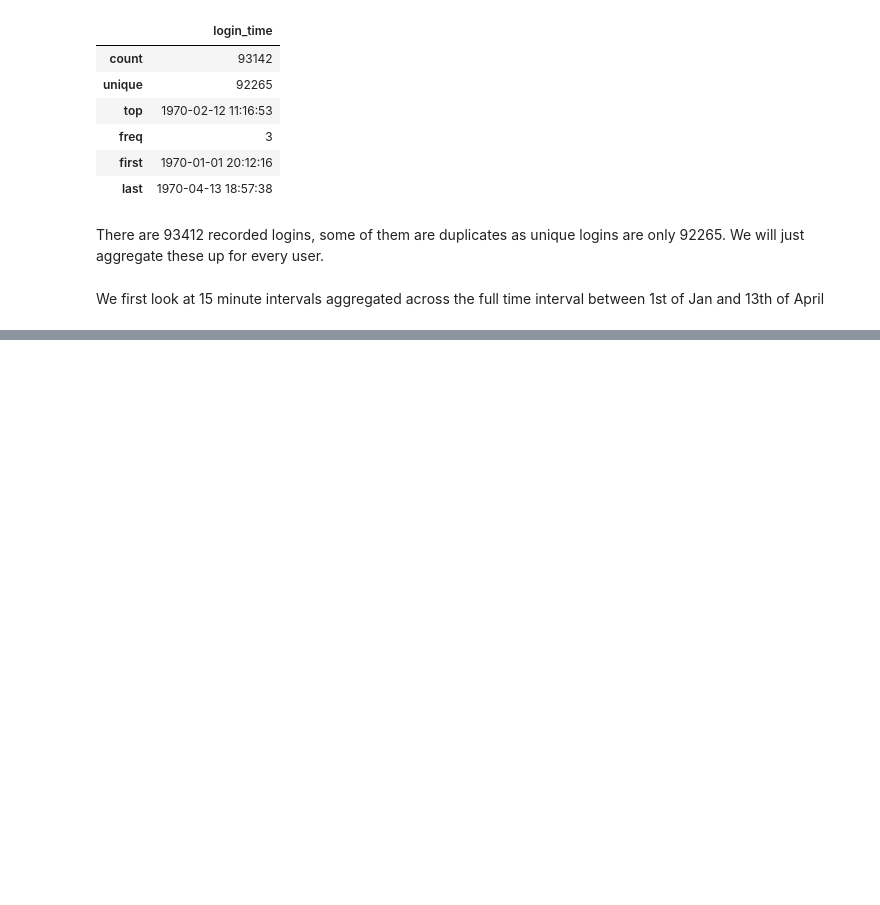
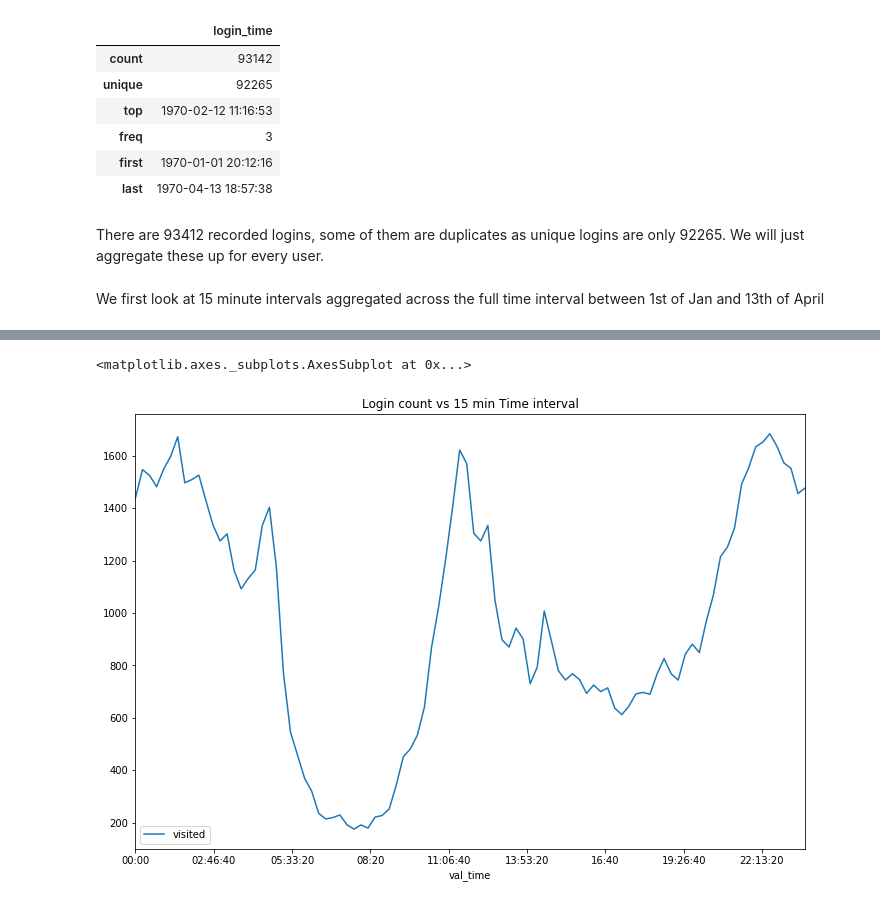
Before and after one commit to kc3/Springboard, a Jupyter notebook: ultimate_challenge/Ultimate.ipynb, the cells around one changed output, grey strips where cells are left out. Saved outputs shown, nothing was run; the diff lists cells and outputs as text; code cells hidden in the pictures; blank space fills up the shorter version.

```diff
--- a/ultimate_challenge/Ultimate.ipynb
+++ b/ultimate_challenge/Ultimate.ipynb
@@ -106,0 +48,13 @@ AttributeError: 'DatetimeIndex' object has no attribute 'dt'
+# %%
+# Set index of the date frame for full timestamp
+logins_v = logins
+logins_v['visited'] = 1
+logins_idx = logins_v.set_index(pd.DatetimeIndex(pd.to_datetime(logins_v.login_time))).drop('login_time', axis=1)
+
+# Resample the index for 15min increments
+logins_15min = logins_idx.resample('15T').sum().fillna(0)
+logins_15min['val_time'] = pd.Series(logins_15min.index.values).dt.time.values
+
+# Group by time of day
+logins_15min_agg = logins_15min.groupby('val_time', as_index=True).sum()
+logins_15min_agg.head()
@@ -106,0 +69,5 @@ AttributeError: 'DatetimeIndex' object has no attribute 'dt'
+# %%
+logins_15min_agg.plot(figsize=(12, 8), title='Login count vs 15 min Time interval')
+# %% [output]
+<matplotlib.axes._subplots.AxesSubplot at 0x...>
+[figure, added]
```
Also changed, not shown: parts of 35 cells of this notebook, 1 other file.
